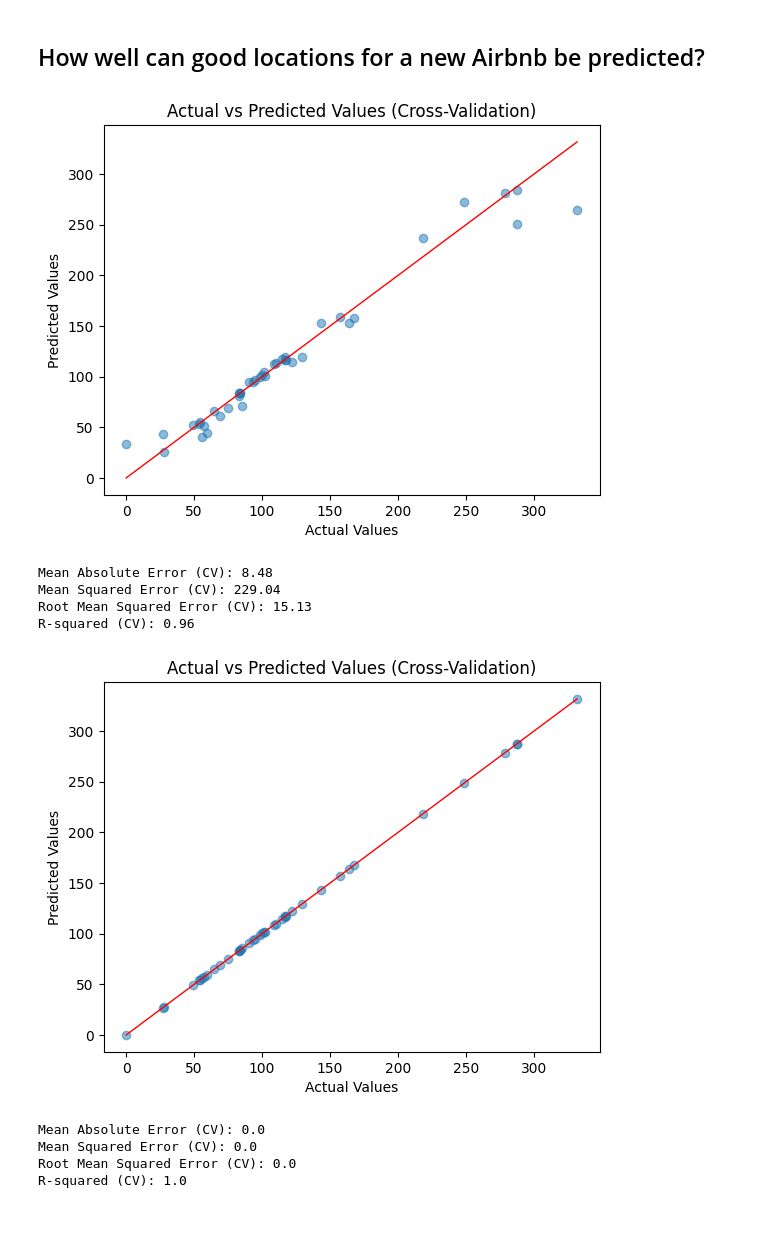
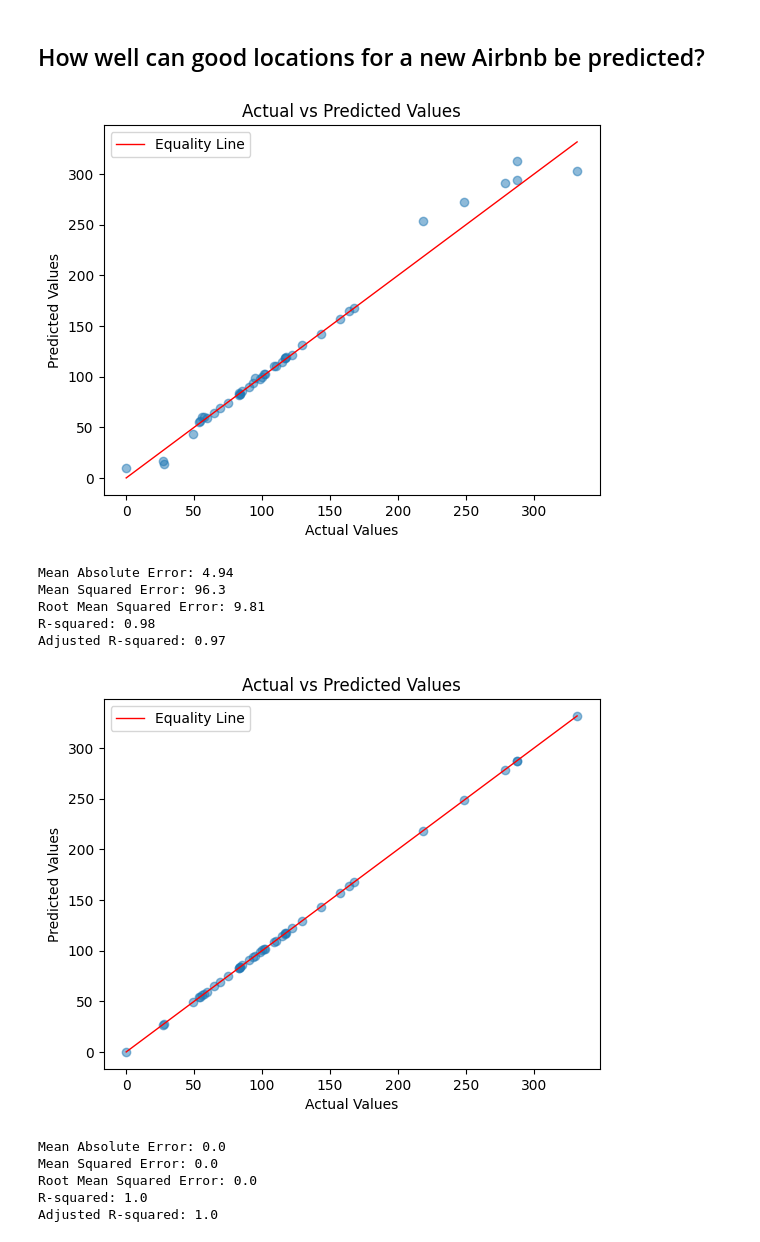
Before and after one commit to ovsvc/dopp-project, a Jupyter notebook: analysis/Q2&3.ipynb, the cells around one changed output. Drawn from its saved outputs; the diff is of its cells as text; code cells hidden in the pictures.

```diff
--- a/analysis/Q2&3.ipynb
+++ b/analysis/Q2&3.ipynb
@@ -307,56 +364,58 @@ X_train, X_test, y_train, y_test = train_test_split(X, y, test_size=0.3, random_
 # %%
 import matplotlib.pyplot as plt
 from sklearn.metrics import mean_absolute_error, mean_squared_error, r2_score
-from sklearn.model_selection import cross_val_predict
 
-def plot_and_evaluate_cv(model, X, y, cv=10):
-    y_pred_cv = cross_val_predict(model, X, y, cv=cv)
+def plot_and_evaluate(model, X_test, y_test):
+    y_pred = model.predict(X_test)
 
-    # Evaluate model performance
-    mae_cv = mean_absolute_error(y, y_pred_cv)
-    mse_cv = mean_squared_error(y, y_pred_cv)
-    rmse_cv = mean_squared_error(y, y_pred_cv, squared=False)
-    r2_cv = r2_score(y, y_pred_cv)
+    mae = mean_absolute_error(y_test, y_pred)
+    mse = mean_squared_error(y_test, y_pred)
+    rmse = mean_squared_error(y_test, y_pred, squared=False)
+    r2 = r2_score(y_test, y_pred)
+    n = len(y_test)
+    k = X_test.shape[1]
+    adj_r2 = 1 - ((1 - r2) * (n - 1) / (n - k - 1))
 
-    # Scatter plot of actual vs predicted values
-    plt.scatter(y, y_pred_cv, alpha=0.5)
-    plt.plot([min(y), max(y)], [min(y), max(y)], color='red', linestyle='-', linewidth=1)
-    plt.title('Actual vs Predicted Values (Cross-Validation)')
+    plt.scatter(y_test, y_pred, alpha=0.5)
+    plt.plot([min(y_test), max(y_test)], [min(y_test), max(y_test)], color='red', linestyle='-', linewidth=1, label='Equality Line')
+    plt.title('Actual vs Predicted Values')
     plt.xlabel('Actual Values')
     plt.ylabel('Predicted Values')
+    plt.legend()
     plt.show()
 
-    # Print rounded evaluation metrics
-    print(f'Mean Absolute Error (CV): {round(mae_cv, 2)}')
-    print(f'Mean Squared Error (CV): {round(mse_cv, 2)}')
-    print(f'Root Mean Squared Error (CV): {round(rmse_cv, 2)}')
-    print(f'R-squared (CV): {round(r2_cv, 2)}')
+    print(f'Mean Absolute Error: {round(mae, 2)}')
+    print(f'Mean Squared Error: {round(mse, 2)}')
+    print(f'Root Mean Squared Error: {round(rmse, 2)}')
+    print(f'R-squared: {round(r2, 2)}')
+    print(f'Adjusted R-squared: {round(adj_r2, 2)}')
 
-    # Return rounded evaluation metrics
-    return {'mae_cv': round(mae_cv, 2), 'mse_cv': round(mse_cv, 2), 'rmse_cv': round(rmse_cv, 2), 'r2_cv': round(r2_cv, 2)}
+    return {'mae': round(mae, 2), 'mse': round(mse, 2), 'rmse': round(rmse, 2), 'r2': round(r2, 2), 'adj_r2': round(adj_r2, 2)}
 # %%
 from sklearn.ensemble import RandomForestRegressor
 
 rf = RandomForestRegressor()
 rf.fit(X_train, y_train)
 
-evaluation_metrics = plot_and_evaluate_cv(rf, X_test, y_test)
+evaluation_metrics = plot_and_evaluate(rf, X_test, y_test)
 # %% [output]
-[figure, old version]
+[figure, new version]
-Mean Absolute Error (CV): 8.48
-Mean Squared Error (CV): 229.04
-Root Mean Squared Error (CV): 15.13
-R-squared (CV): 0.96
+Mean Absolute Error: 4.94
+Mean Squared Error: 96.3
+Root Mean Squared Error: 9.81
+R-squared: 0.98
+Adjusted R-squared: 0.97
 # %%
 from sklearn.linear_model import LinearRegression
 
 lm = LinearRegression()
 lm.fit(X_train, y_train)
 
-evaluation_metrics_linear = plot_and_evaluate_cv(lm, X_test, y_test)
+evaluation_metrics_linear = plot_and_evaluate(lm, X_test, y_test)
 # %% [output]
-[figure, old version]
+[figure, new version]
-Mean Absolute Error (CV): 0.0
-Mean Squared Error (CV): 0.0
-Root Mean Squared Error (CV): 0.0
-R-squared (CV): 1.0
+Mean Absolute Error: 0.0
+Mean Squared Error: 0.0
+Root Mean Squared Error: 0.0
+R-squared: 1.0
+Adjusted R-squared: 1.0
```
Also changed, not shown: parts of 12 cells of this notebook, 2 other files.
